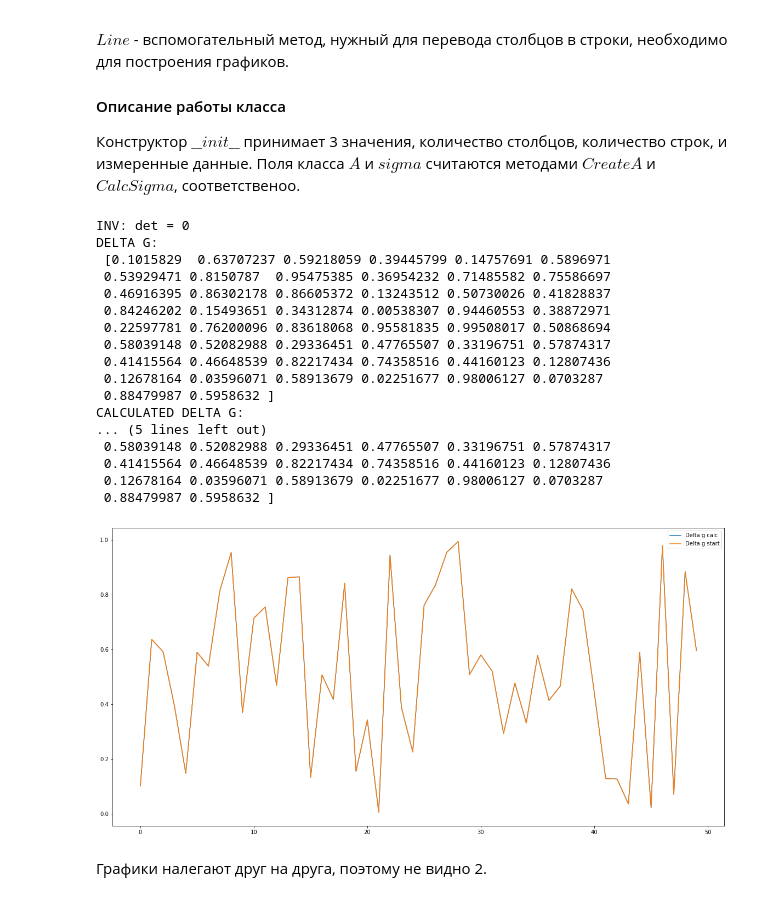
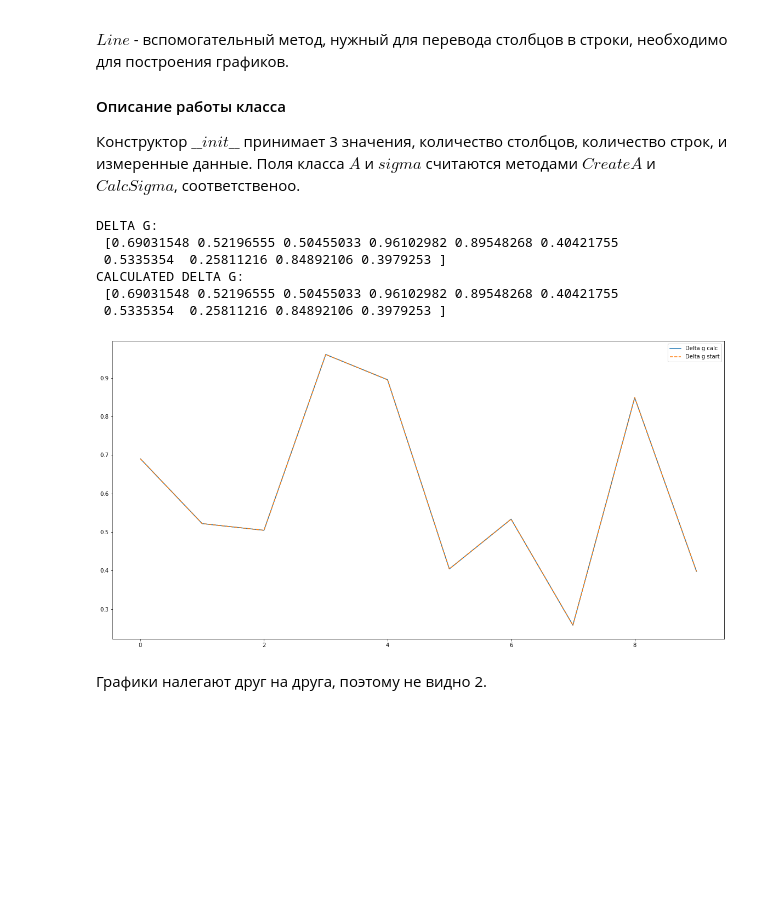
Before and after one commit to zipzap666/km2022, a Jupyter notebook: KM_ZvegaAR_0382.ipynb, the cells around one changed output. Cells and saved outputs as stored; diff of their text form; code cells hidden in the pictures; blank space fills up the shorter version.

```diff
--- a/KM_ZvegaAR_0382.ipynb
+++ b/KM_ZvegaAR_0382.ipynb
@@ -237,7 +237,7 @@ class Matrix:
         return self.LUinv()
 
     def __mul__(self, other): #Умножение матрицы на матрицу или число
-        if isinstance(other, int) or isinstance(other, sage.rings.integer.Integer):
+        if isinstance(other, int) or isinstance(other, sage.rings.integer.Integer) or isinstance(other, np.float64):
             arr = np.copy(self.arr)
             for i in np.arange(self.n):
                 for j in np.arange(self.m):
@@ -415,46 +415,35 @@ class SLAE:
         return line
 # %%
 n = 1 #количество строк
-m = 50 #количество столбцов
+m = 10 #количество столбцов
 s = SLAE(n,m,np.random.rand(m,1)) #создание объекта класса SLAE
 
 # Вывод матриц
 
 #print("A: \n",s.A.arr)
 #print("A * AT: \n", (s.A.transpose() * s.A).arr)
 #print("INVERSE: \n",(~(s.A.transpose() * s.A)).arr)
 #print("SIGMA: \n",s.Line(s.sigma))
 print("DELTA G: \n", s.Line(s.deltaG))
 print("CALCULATED DELTA G: \n", s.Line(s.newDeltaG))
 #print("L true: \n",((s.A + s.A).transpose() * ((s.A * s.sigma) - s.deltaG)).arr)
 #print("L false: \n",((s.A + s.A).transpose() * ((s.A * s.sigma) - s.newDeltaG)).arr)
 
 # Вывод графиков
 
 plt.figure(figsize=(20, 10))
 p1, = plt.plot(np.arange(s.m),s.Line(s.newDeltaG))
-p2, = plt.plot(np.arange(s.m),s.Line(s.deltaG))
+p2, = plt.plot(np.arange(s.m),s.Line(s.deltaG),linestyle = "--")
 plt.legend([p1,p2],['Delta g calc','Delta g start'])
 plt.show()
 # %% [output]
-INV: det = 0
 DELTA G:
- [0.1015829  0.63707237 0.59218059 0.39445799 0.14757691 0.5896971
- 0.53929471 0.8150787  0.95475385 0.36954232 0.71485582 0.75586697
- 0.46916395 0.86302178 0.86605372 0.13243512 0.50730026 0.41828837
- 0.84246202 0.15493651 0.34312874 0.00538307 0.94460553 0.38872971
- 0.22597781 0.76200096 0.83618068 0.95581835 0.99508017 0.50868694
- 0.58039148 0.52082988 0.29336451 0.47765507 0.33196751 0.57874317
- 0.41415564 0.46648539 0.82217434 0.74358516 0.44160123 0.12807436
- 0.12678164 0.03596071 0.58913679 0.02251677 0.98006127 0.0703287
- 0.88479987 0.5958632 ]
+ [0.69031548 0.52196555 0.50455033 0.96102982 0.89548268 0.40421755
+ 0.5335354  0.25811216 0.84892106 0.3979253 ]
 CALCULATED DELTA G:
-... (5 lines left out)
- 0.58039148 0.52082988 0.29336451 0.47765507 0.33196751 0.57874317
- 0.41415564 0.46648539 0.82217434 0.74358516 0.44160123 0.12807436
- 0.12678164 0.03596071 0.58913679 0.02251677 0.98006127 0.0703287
- 0.88479987 0.5958632 ]
+ [0.69031548 0.52196555 0.50455033 0.96102982 0.89548268 0.40421755
+ 0.5335354  0.25811216 0.84892106 0.3979253 ]
-[figure, old version]
+[figure, new version]
 # %% [markdown]
 Графики налегают друг на друга, поэтому не видно 2.
 # %% [markdown]
```
Also changed, not shown: parts of 6 cells of this notebook.
